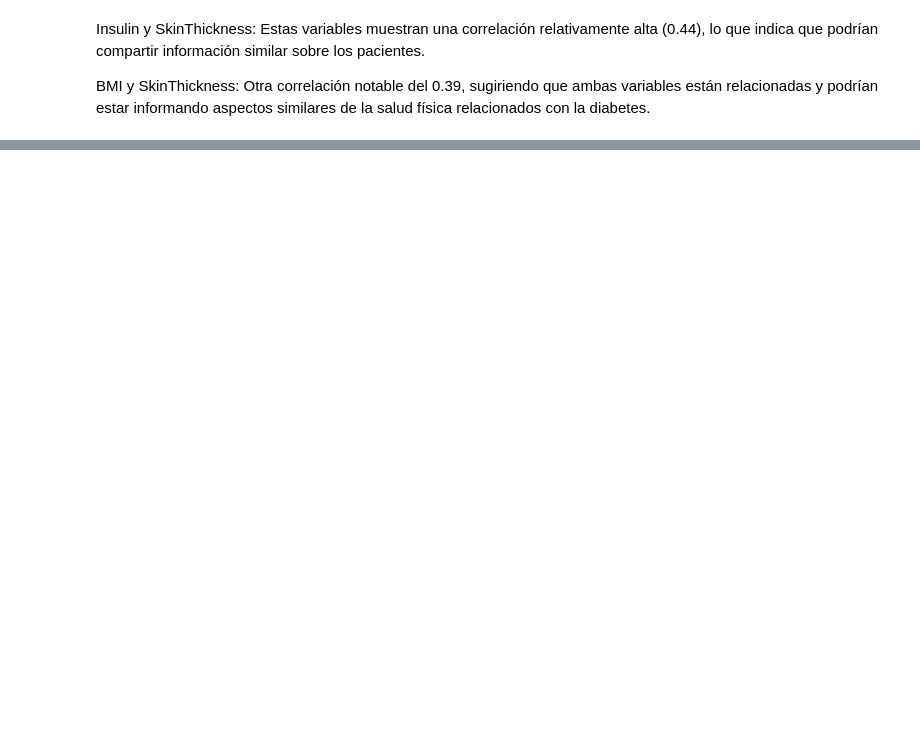
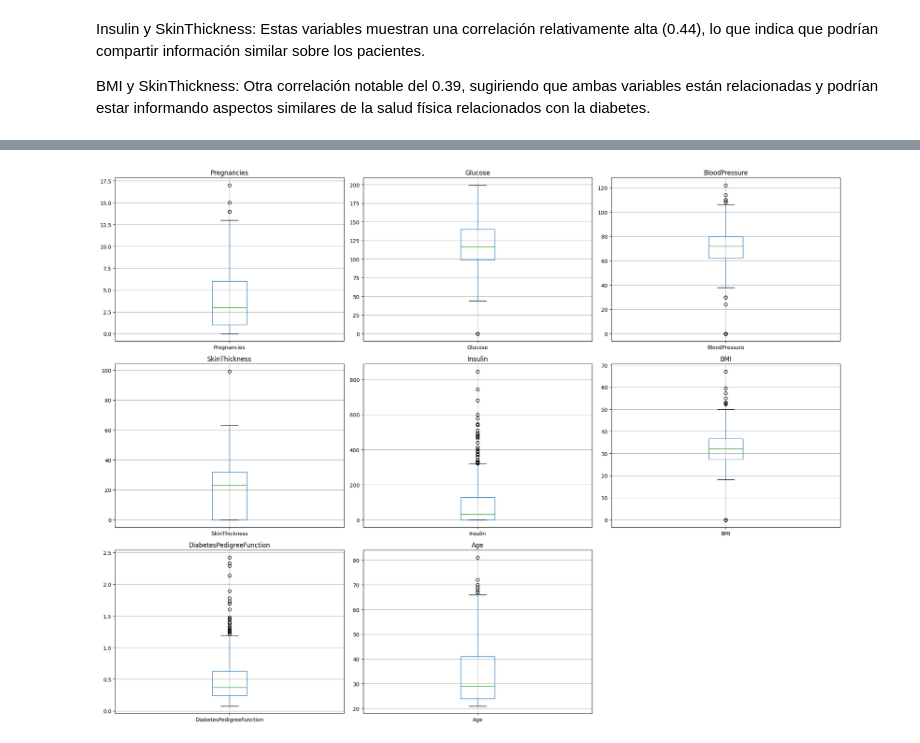
Before and after one commit to Wladi2/tree_decision, a Jupyter notebook: src/explore.ipynb, the cells around one changed output, grey strips where cells are left out. Cells and saved outputs as stored; diff of their text form; code cells hidden in the pictures; blank space fills up the shorter version.

```diff
--- a/src/explore.ipynb
+++ b/src/explore.ipynb
@@ -90,0 +92,12 @@ BMI y SkinThickness: Otra correlación notable del 0.39, sugiriendo que ambas va
+# %%
+plt.figure(figsize=(20, 15))
+
+for i, column in enumerate(data.columns[:-1], 1):
+    plt.subplot(3, 3, i)
+    data.boxplot(column)
+    plt.title(column)
+
+plt.tight_layout()
+plt.show()
+# %% [output]
+[figure, added]
```
Also changed, not shown: parts of 17 cells of this notebook.
